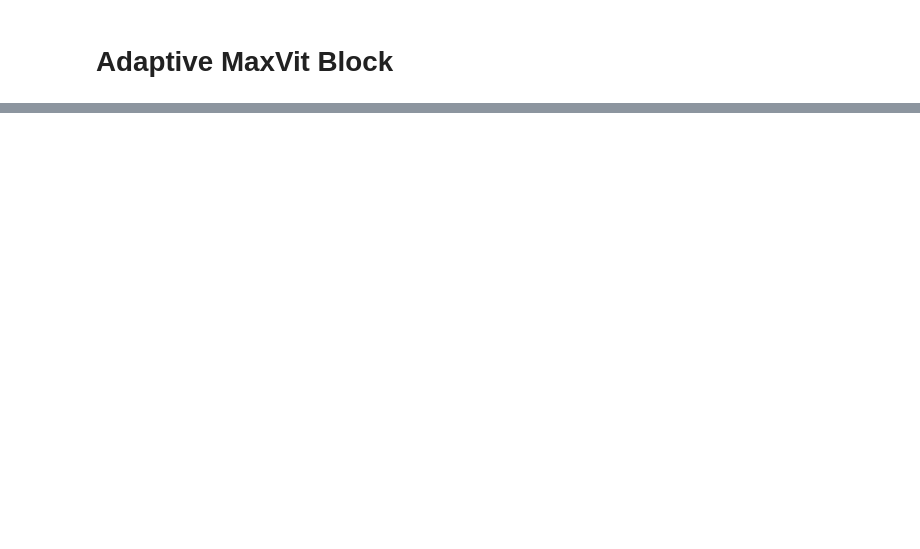
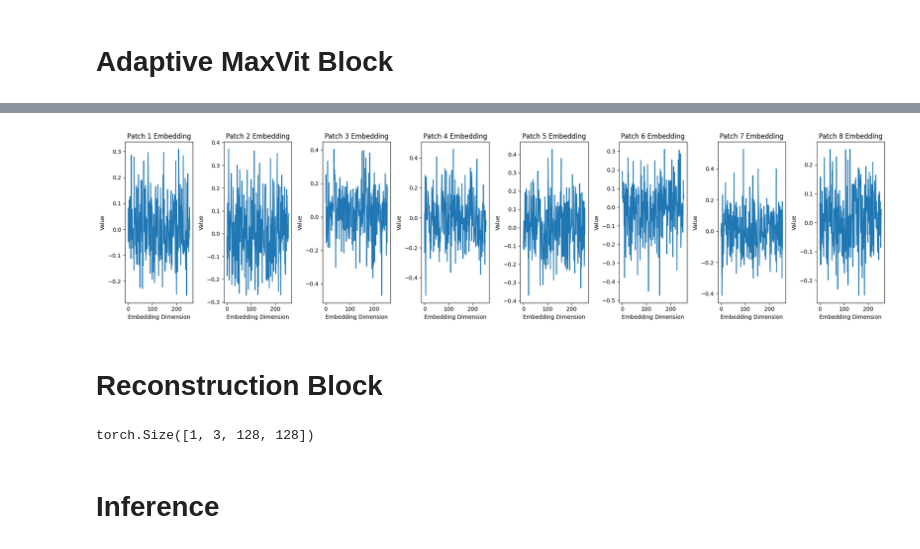
Before and after one commit to RyanWri/MaxSR, a Jupyter notebook: src/presentation.ipynb, the cells around one changed output, grey strips where cells are left out. Drawn from its saved outputs; the diff is of its cells as text; code cells hidden in the pictures; blank space fills up the shorter version.

```diff
--- a/src/presentation.ipynb
+++ b/src/presentation.ipynb
@@ -98,0 +190,8 @@ plt.show()
+# %%
+# Reshape back to (batch_size, num_patches, embed_dim)
+x = x.view(batch_size, embed_dim, -1).permute(0, 2, 1)
+
+# Block Attention
+x = block_attn(x)
+
+x.shape
@@ -98,0 +200,5 @@ plt.show()
+# %%
+# Grid Attention
+x = grid_attn(x)
+
+x.shape
@@ -98,0 +207,5 @@ plt.show()
+# %%
+mlp_output = mlp(x)
+x = norm(x + mlp_output)
+
+x.shape
@@ -98,0 +229,7 @@ plt.show()
+# %%
+# learn from 1 adaptive MaxVit Block
+hffb = HFFB(embed_dim=embed_dim, num_stages=1)
+
+
+# Step 6: Process through HFFB
+fused_features = hffb([x])
@@ -98,0 +240,6 @@ plt.show()
+# %%
+plot_patches(fused_features.squeeze(0))
+# %% [output]
+[figure, added]
+# %% [markdown]
+# Reconstruction Block
@@ -98,0 +250,6 @@ plt.show()
+# %%
+output_image.shape
+# %% [output]
+torch.Size([1, 3, 128, 128])
+# %% [markdown]
+# Inference
```
Also changed, not shown: parts of 33 cells of this notebook, 1 other file.
